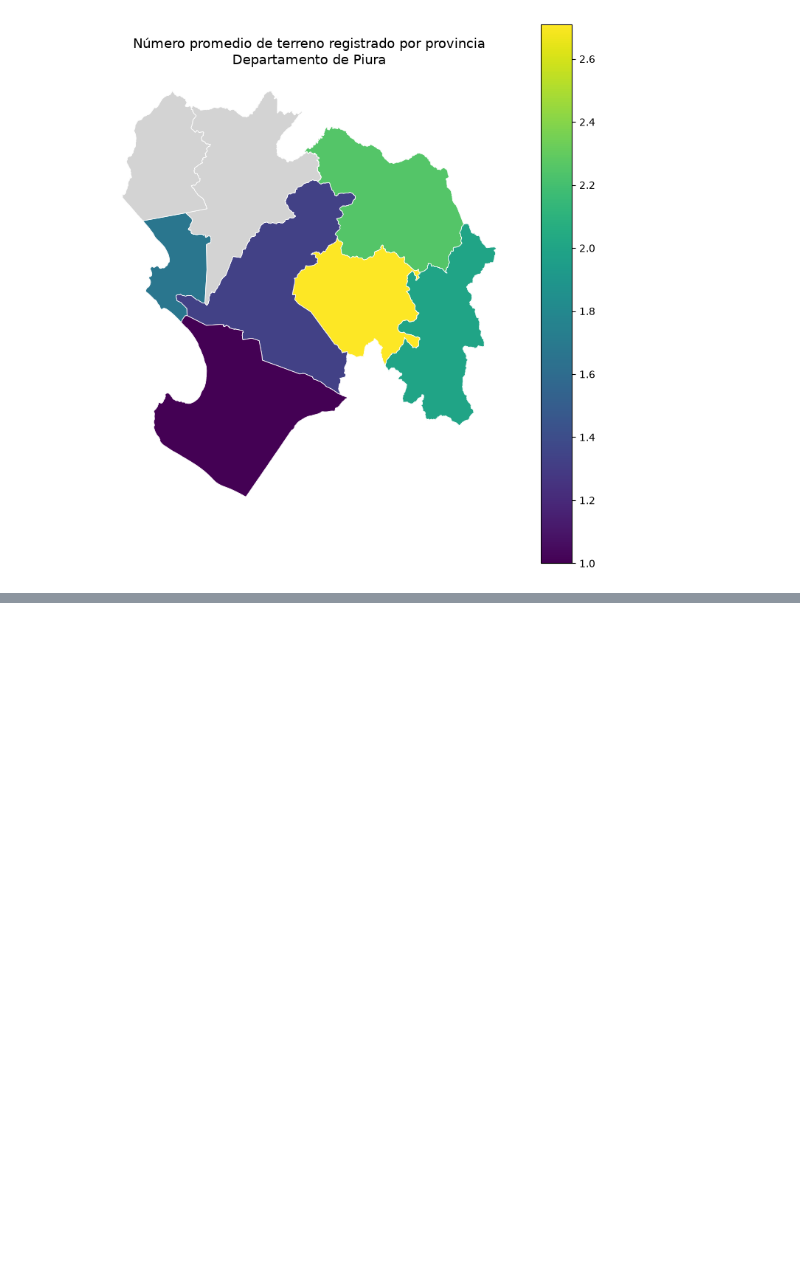
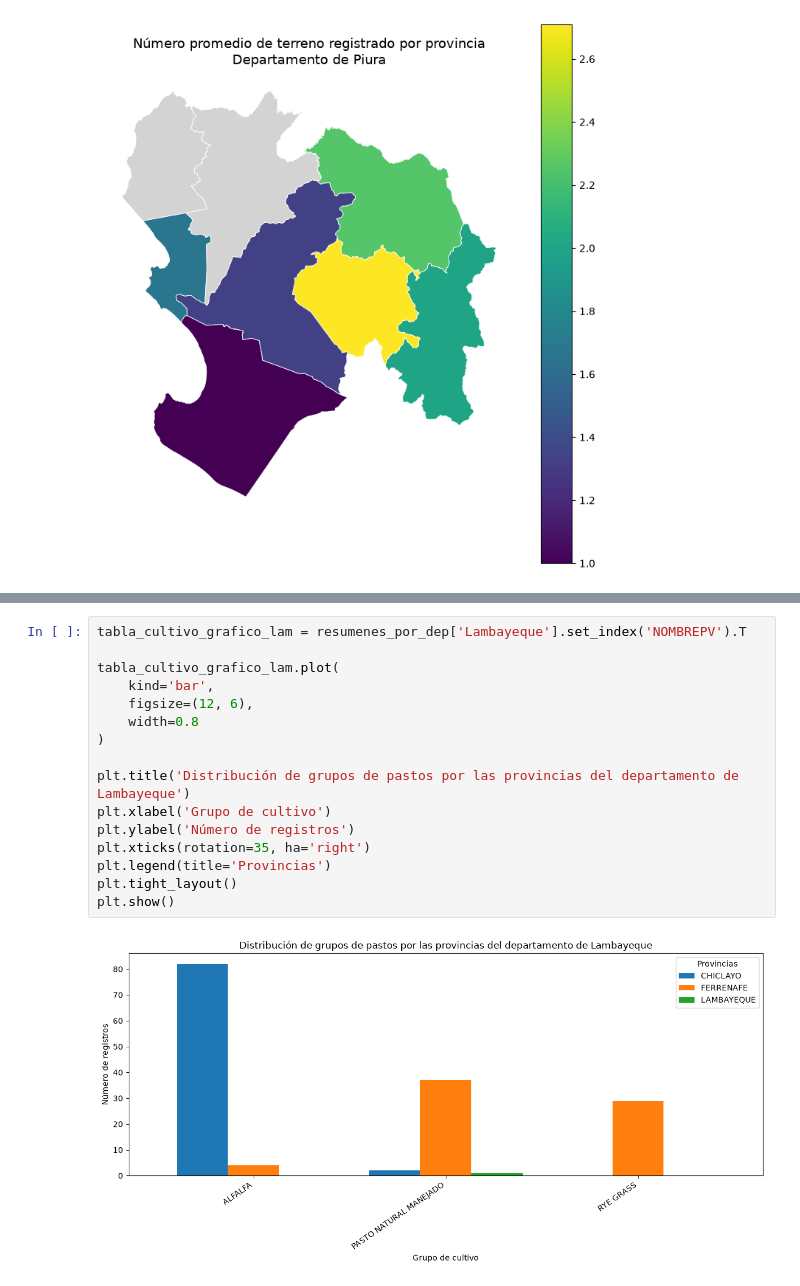
Before and after one commit to matiasrg/Proyecto-PCDA, a Jupyter notebook: scripts/01_CAP200A.ipynb, the cells around one changed output, grey strips where cells are left out. Drawn from its saved outputs; the diff is of its cells as text; blank space fills up the shorter version.

```diff
--- a/scripts/01_CAP200A.ipynb
+++ b/scripts/01_CAP200A.ipynb
@@ -378,0 +720,18 @@ plt.show()
+# %%
+tabla_cultivo_grafico_lam = resumenes_por_dep['Lambayeque'].set_index('NOMBREPV').T
+
+tabla_cultivo_grafico_lam.plot(
+    kind='bar',
+    figsize=(12, 6),
+    width=0.8
+)
+
+plt.title('Distribución de grupos de pastos por las provincias del departamento de Lambayeque')
+plt.xlabel('Grupo de cultivo')
+plt.ylabel('Número de registros')
+plt.xticks(rotation=35, ha='right')
+plt.legend(title='Provincias')
+plt.tight_layout()
+plt.show()
+# %% [output]
+[figure, added]
```
Also changed, not shown: parts of 30 cells of this notebook, 2 other files.
